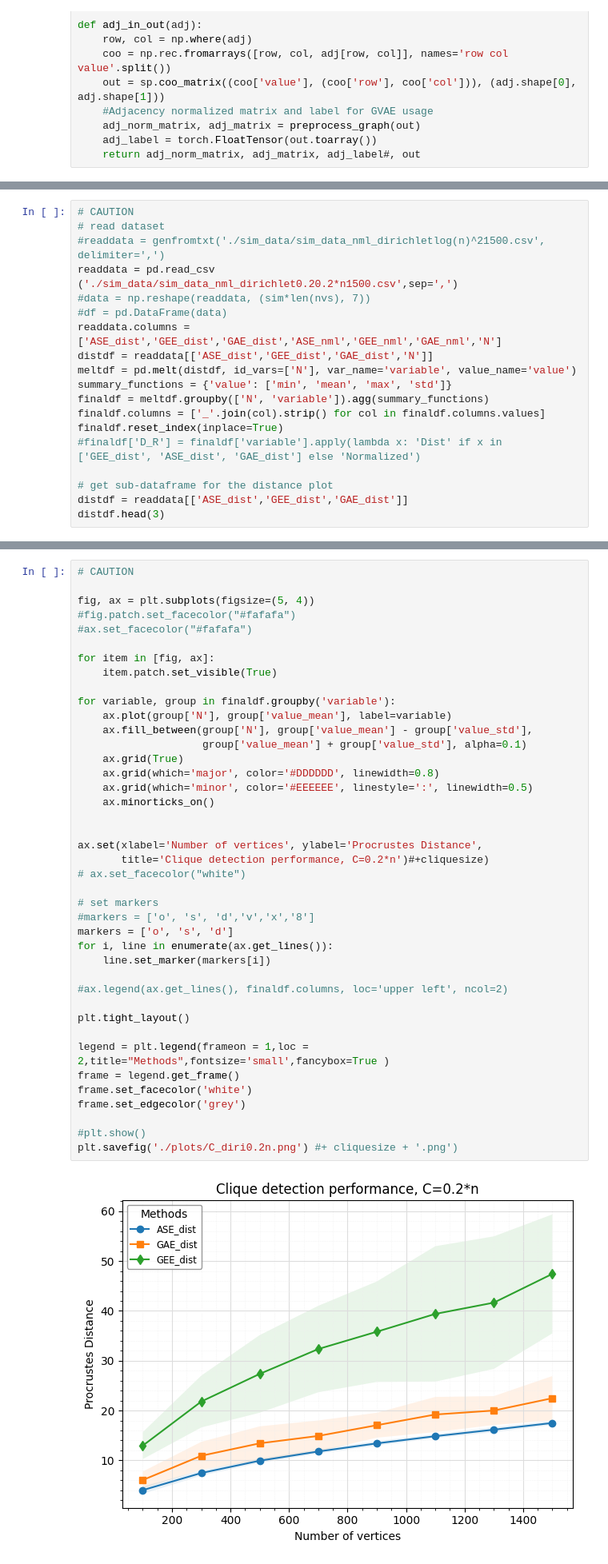
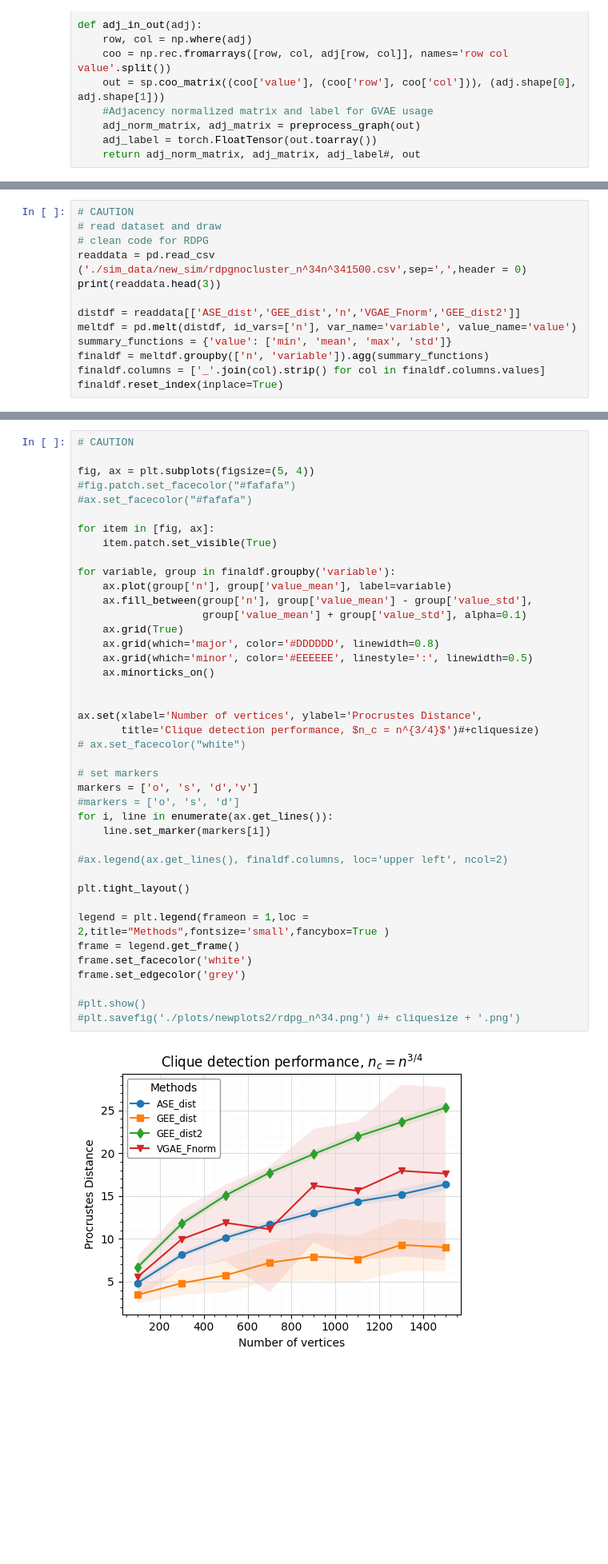
Before and after one commit to tong-qii/Clique_detection, a Jupyter notebook: GAE_test.ipynb, the cells around one changed output, grey strips where cells are left out. Shown at 80% size. Drawn from its saved outputs; the diff is of its cells as text; blank space fills up the shorter version.

```diff
--- a/GAE_test.ipynb
+++ b/GAE_test.ipynb
@@ -603,20 +418,14 @@ from plotnine import *
 # %%
 # CAUTION
-# read dataset
-#readdata = genfromtxt('./sim_data/sim_data_nml_dirichletlog(n)^21500.csv', delimiter=',')
-readdata = pd.read_csv ('./sim_data/sim_data_nml_dirichlet0.20.2*n1500.csv',sep=',')
-#data = np.reshape(readdata, (sim*len(nvs), 7))
-#df = pd.DataFrame(data)
-readdata.columns =['ASE_dist','GEE_dist','GAE_dist','ASE_nml','GEE_nml','GAE_nml','N']
-distdf = readdata[['ASE_dist','GEE_dist','GAE_dist','N']]
-meltdf = pd.melt(distdf, id_vars=['N'], var_name='variable', value_name='value')
+# read dataset and draw
+# clean code for RDPG
+readdata = pd.read_csv ('./sim_data/new_sim/rdpgnocluster_n^34n^341500.csv',sep=',',header = 0)
+print(readdata.head(3))
+
+distdf = readdata[['ASE_dist','GEE_dist','n','VGAE_Fnorm','GEE_dist2']]
+meltdf = pd.melt(distdf, id_vars=['n'], var_name='variable', value_name='value')
 summary_functions = {'value': ['min', 'mean', 'max', 'std']}
-finaldf = meltdf.groupby(['N', 'variable']).agg(summary_functions)
+finaldf = meltdf.groupby(['n', 'variable']).agg(summary_functions)
 finaldf.columns = ['_'.join(col).strip() for col in finaldf.columns.values]
 finaldf.reset_index(inplace=True)
-#finaldf['D_R'] = finaldf['variable'].apply(lambda x: 'Dist' if x in ['GEE_dist', 'ASE_dist', 'GAE_dist'] else 'Normalized')
-
-# get sub-dataframe for the distance plot
-distdf = readdata[['ASE_dist','GEE_dist','GAE_dist']]
-distdf.head(3)
 # %% [output]
@@ -633,37 +447,37 @@ fig, ax = plt.subplots(figsize=(5, 4))
 
 for item in [fig, ax]:
     item.patch.set_visible(True)
 
 for variable, group in finaldf.groupby('variable'):
-    ax.plot(group['N'], group['value_mean'], label=variable)
-    ax.fill_between(group['N'], group['value_mean'] - group['value_std'],
+    ax.plot(group['n'], group['value_mean'], label=variable)
+    ax.fill_between(group['n'], group['value_mean'] - group['value_std'],
                     group['value_mean'] + group['value_std'], alpha=0.1)
     ax.grid(True)
     ax.grid(which='major', color='#DDDDDD', linewidth=0.8)
     ax.grid(which='minor', color='#EEEEEE', linestyle=':', linewidth=0.5)
     ax.minorticks_on()
 
 
 ax.set(xlabel='Number of vertices', ylabel='Procrustes Distance',
-       title='Clique detection performance, C=0.2*n')#+cliquesize)
+       title='Clique detection performance, $n_c = n^{3/4}$')#+cliquesize)
 # ax.set_facecolor("white")
 
 # set markers
-#markers = ['o', 's', 'd','v','x','8']
-markers = ['o', 's', 'd']
+markers = ['o', 's', 'd','v']
+#markers = ['o', 's', 'd']
 for i, line in enumerate(ax.get_lines()):
     line.set_marker(markers[i])
 
 #ax.legend(ax.get_lines(), finaldf.columns, loc='upper left', ncol=2)
 
 plt.tight_layout()
 
 legend = plt.legend(frameon = 1,loc = 2,title="Methods",fontsize='small',fancybox=True )
 frame = legend.get_frame()
 frame.set_facecolor('white')
 frame.set_edgecolor('grey')
 
 #plt.show()
-plt.savefig('./plots/C_diri0.2n.png') #+ cliquesize + '.png')
+#plt.savefig('./plots/newplots2/rdpg_n^34.png') #+ cliquesize + '.png')
 # %% [output]
-[figure, old version]
+[figure, new version]
```
Also changed, not shown: parts of 34 cells of this notebook.
